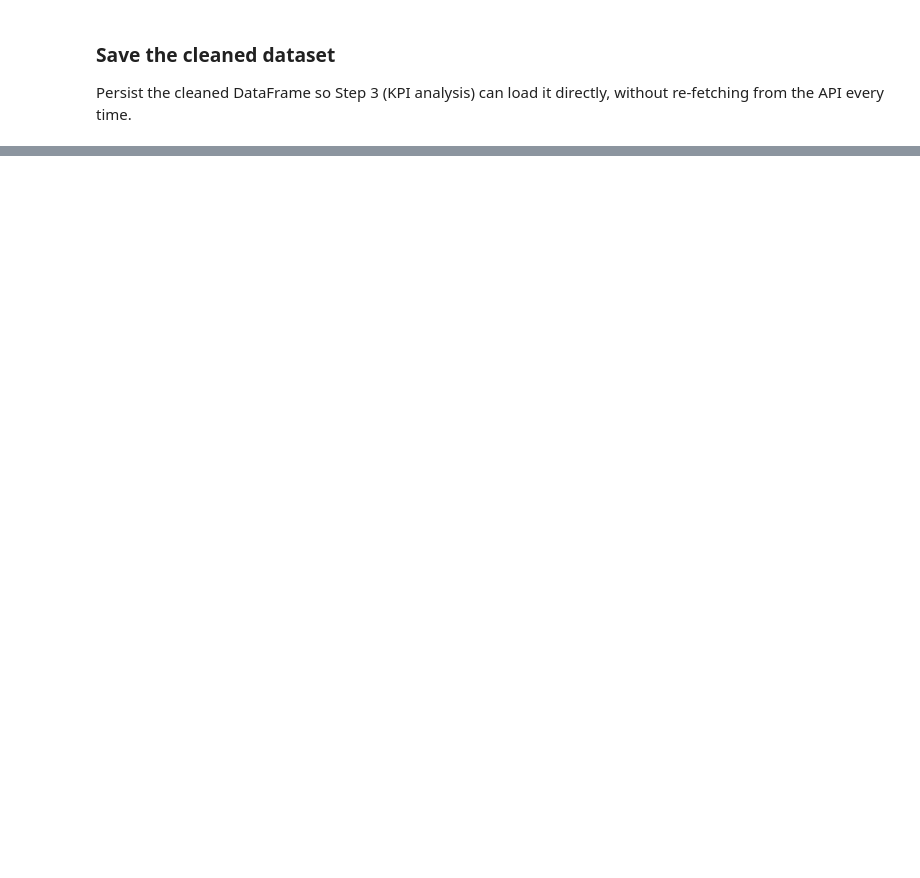
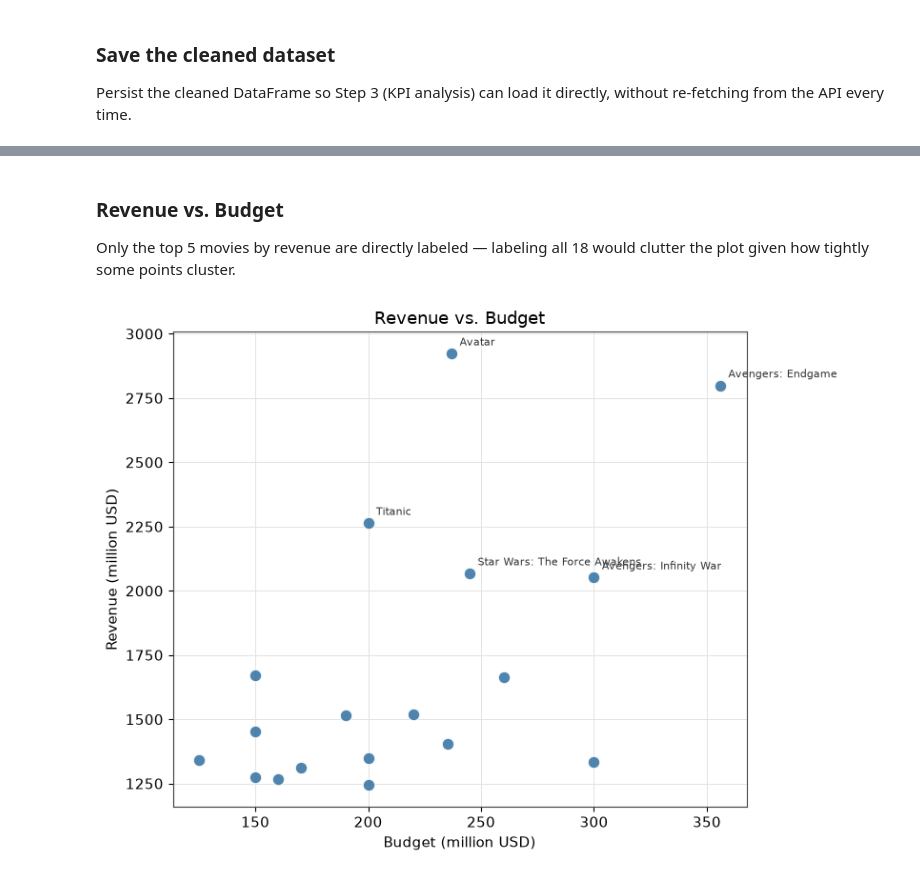
Before and after one commit to Joh-Ishimwe/tmdb-movie-analysis, a Jupyter notebook: notebook.ipynb, the cells around one changed output, grey strips where cells are left out. Saved outputs shown, nothing was run; the diff lists cells and outputs as text; code cells hidden in the pictures; blank space fills up the shorter version.

Commit message:
Add KPI analysis and data visualization to notebook

```diff
--- a/notebook.ipynb
+++ b/notebook.ipynb
@@ -63,7 +83,7 @@ MOVIE_IDS = [
 
 # 3. File where the raw dataset will be stored
 
-OUTPUT_DIR = Path("../data/raw")
+OUTPUT_DIR = Path("data/raw")
 OUTPUT_FILE = OUTPUT_DIR / "movies.json"
 
 
@@ -348,7 +506,7 @@ credits_data = {}   # movie_id -> credits dict
 failed_credit_ids = []
 
 for mid in df['id']:
-    url = f"https://api.themoviedb.org/3/movie/{mid}/credits"
+    url = f"{MOVIE_URL}{mid}/credits"
     params = {"api_key": api_key, "language": "en-US"}
     response = requests.get(url, params=params)
 
@@ -415,0 +821,41 @@ df.head()
+# %%
+import matplotlib.pyplot as plt
+
+FIGURES_DIR = "reports/figures"
+os.makedirs(FIGURES_DIR, exist_ok=True)
+
+plt.rcParams.update({
+    "figure.facecolor": "white",
+    "axes.facecolor": "white",
+    "axes.edgecolor": "#444444",
+    "axes.grid": True,
+    "axes.axisbelow": True,
+    "grid.color": "#e3e3e3",
+    "grid.linewidth": 0.7,
+    "font.size": 11,
+})
+
+ACCENT = "#2f6f9f"    # single-series charts
+ACCENT_B = "#c76a3f"  # second entity in Franchise-vs-Standalone charts
+# %% [markdown]
+### Revenue vs. Budget
+
+Only the top 5 movies by revenue are directly labeled — labeling all 18 would clutter the plot given how tightly some points cluster.
+# %%
+fig, ax = plt.subplots(figsize=(8, 6))
+ax.scatter(df['budget_musd'], df['revenue_musd'], s=80, color=ACCENT, alpha=0.85,
+           edgecolor="white", linewidth=0.8, zorder=3)
+
+top5 = df.nlargest(5, 'revenue_musd')
+for _, row in top5.iterrows():
+    ax.annotate(row['title'], (row['budget_musd'], row['revenue_musd']),
+                fontsize=8, xytext=(6, 6), textcoords='offset points', color="#333333")
+
+ax.set_xlabel("Budget (million USD)")
+ax.set_ylabel("Revenue (million USD)")
+ax.set_title("Revenue vs. Budget")
+fig.tight_layout()
+fig.savefig(f"{FIGURES_DIR}/revenue_vs_budget.png", dpi=150)
+plt.show()
+# %% [output]
+[figure, added]
```
Also changed, not shown: parts of 50 cells of this notebook.
